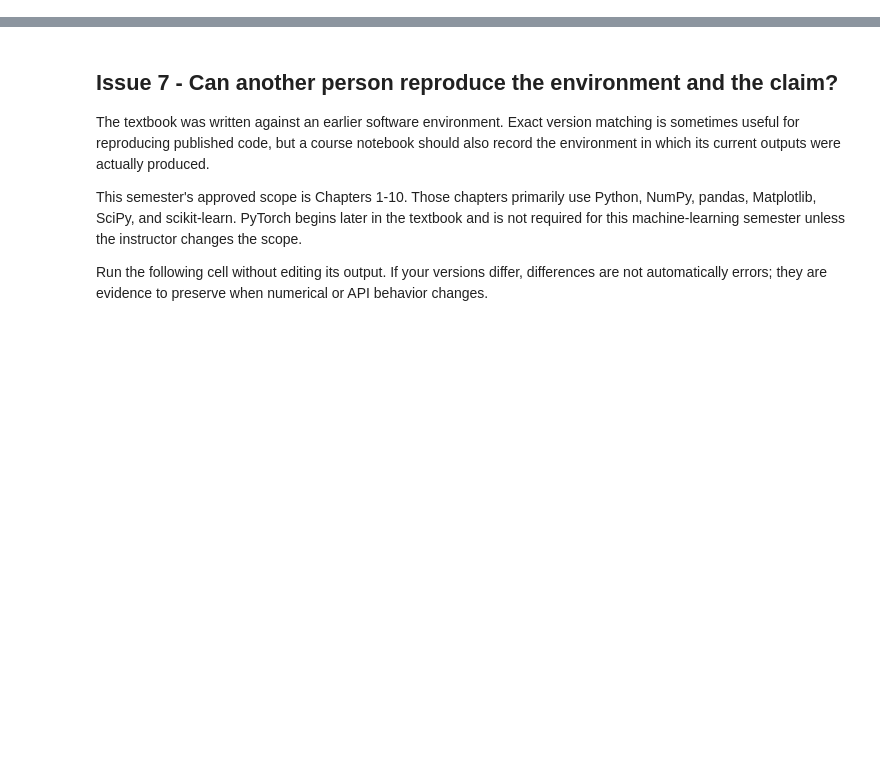
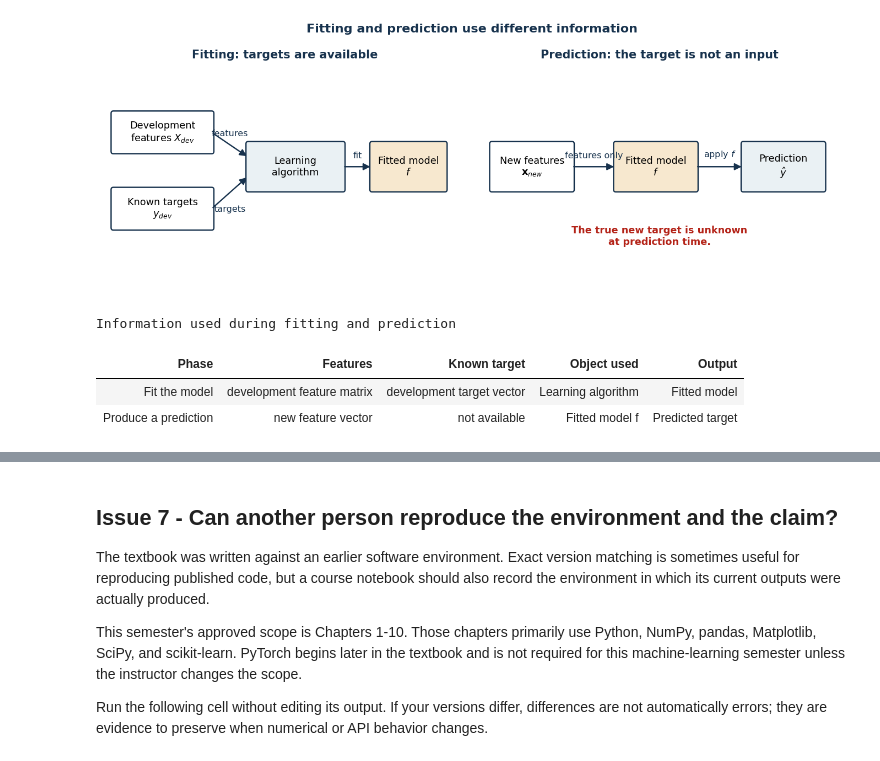
Before and after one commit to KennethWYLee/ML, a Jupyter notebook: course/ch01main.ipynb, the cells around one changed output, grey strips where cells are left out. Drawn from its saved outputs; the diff is of its cells as text; code cells hidden in the pictures; blank space fills up the shorter version.

```diff
--- a/course/ch01main.ipynb
+++ b/course/ch01main.ipynb
@@ -847,0 +198,45 @@ Both candidates obtain validation accuracy `0.917` in this execution, although 5
+# %%
+# Course-added supervised-learning process.
+fig, axes = plt.subplots(1, 2, figsize=(12, 4.5))
+for ax in axes:
+    ax.set_xlim(0, 10)
+    ax.set_ylim(0, 6)
+    ax.axis("off")
+
+draw_box(axes[0], 0.3, 3.7, 2.7, 1.0, "Development\nfeatures $X_{dev}$", facecolor="white")
+draw_box(axes[0], 0.3, 1.7, 2.7, 1.0, "Known targets\n$y_{dev}$", facecolor="white")
+draw_box(axes[0], 4.0, 2.7, 2.6, 1.2, "Learning\nalgorithm", facecolor=LIGHT)
+draw_box(axes[0], 7.4, 2.7, 2.0, 1.2, "Fitted model\n$f$", facecolor=WARM)
+draw_arrow(axes[0], (3.0, 4.2), (4.0, 3.55), "features")
+draw_arrow(axes[0], (3.0, 2.2), (4.0, 3.05), "targets", label_offset=-0.55)
+draw_arrow(axes[0], (6.6, 3.3), (7.4, 3.3), "fit")
+axes[0].set_title("Fitting: targets are available", weight="bold", color=DARK)
+
+draw_box(axes[1], 0.4, 2.7, 2.2, 1.2, "New features\n$\\mathbf{x}_{new}$", facecolor="white")
+draw_box(axes[1], 3.8, 2.7, 2.2, 1.2, "Fitted model\n$f$", facecolor=WARM)
+draw_box(axes[1], 7.3, 2.7, 2.2, 1.2, "Prediction\n$\\hat y$", facecolor=LIGHT)
+draw_arrow(axes[1], (2.6, 3.3), (3.8, 3.3), "features only")
+draw_arrow(axes[1], (6.0, 3.3), (7.3, 3.3), "apply $f$")
+axes[1].text(5.0, 1.25, "The true new target is unknown\nat prediction time.", ha="center", color=DANGER, weight="bold")
+axes[1].set_title("Prediction: the target is not an input", weight="bold", color=DARK)
+
+fig.suptitle("Fitting and prediction use different information", fontsize=14, weight="bold", color=DARK)
+fig.tight_layout()
+plt.show()
+
+phase_table = pd.DataFrame(
+    {
+        "Phase": ["Fit the model", "Produce a prediction"],
+        "Features": ["development feature matrix", "new feature vector"],
+        "Known target": ["development target vector", "not available"],
+        "Object used": ["Learning algorithm", "Fitted model f"],
+        "Output": ["Fitted model", "Predicted target"],
+    }
+)
+show_table(phase_table, "Information used during fitting and prediction")
+# %% [output]
+[figure, added]
+Information used during fitting and prediction
+| Phase | Features | Known target | Object used | Output |
+| Fit the model | development feature matrix | development target vector | Learning algorithm | Fitted model |
+| Produce a prediction | new feature vector | not available | Fitted model f | Predicted target |
```
Also changed, not shown: parts of 72 cells of this notebook.
